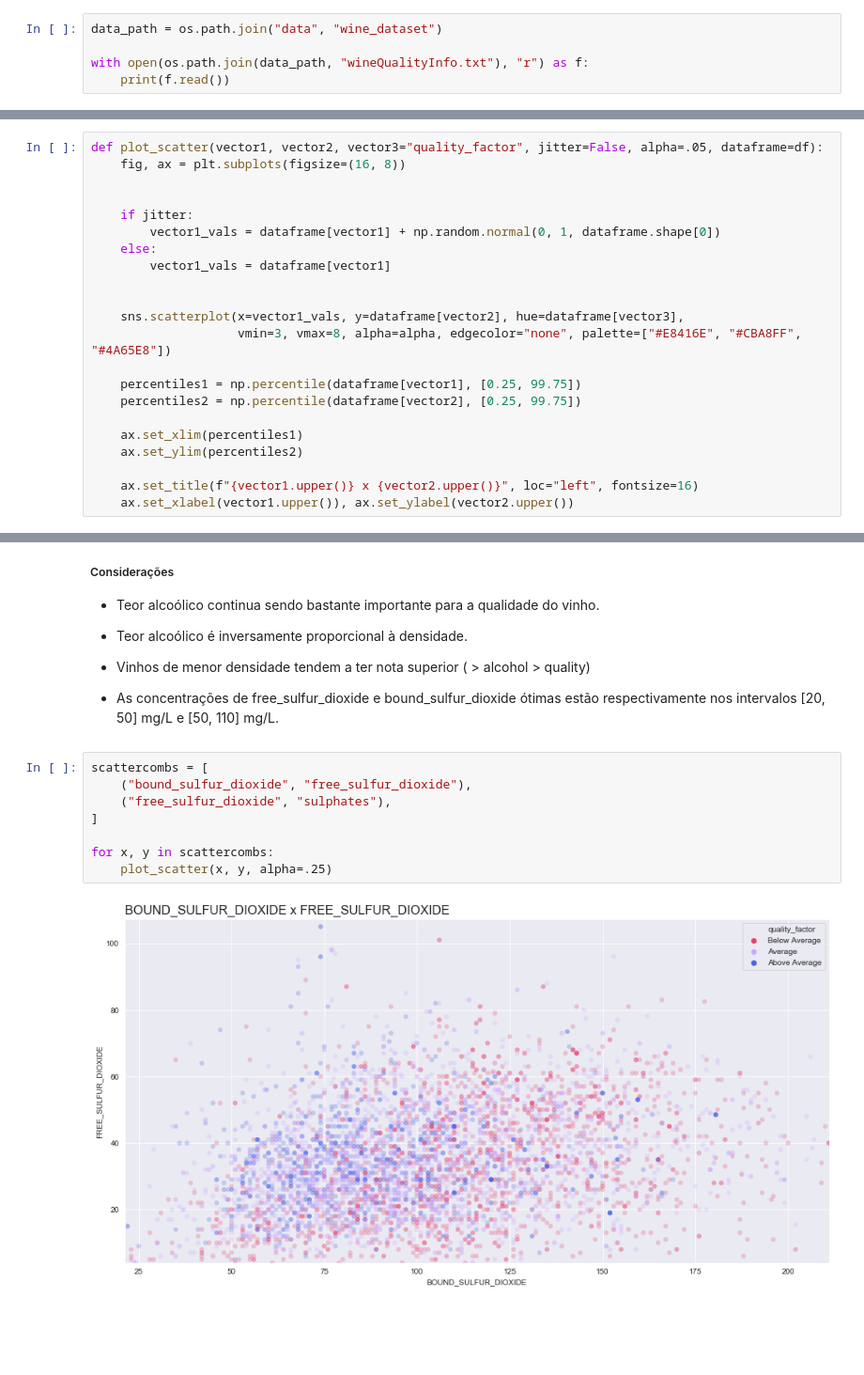
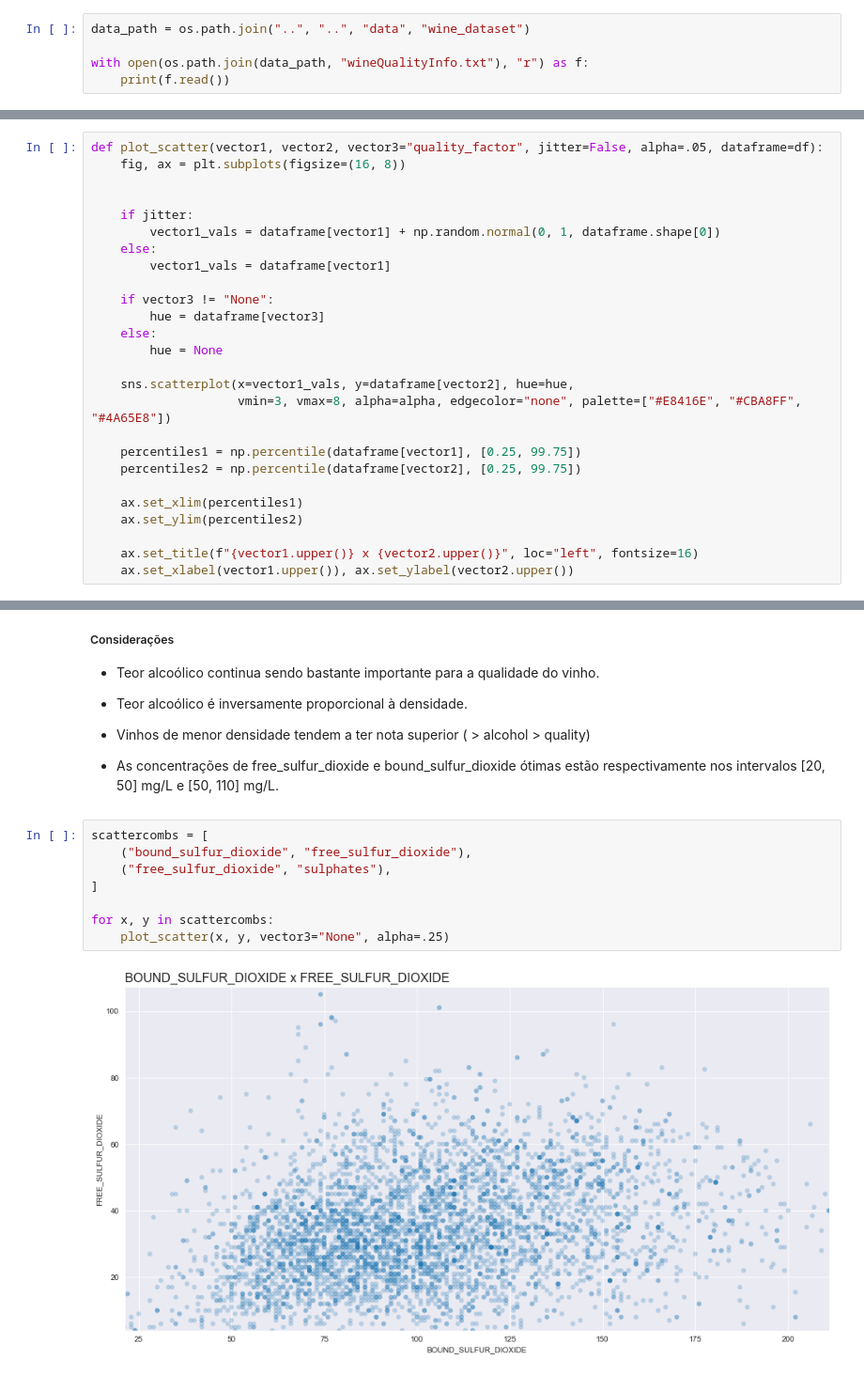
Before and after one commit to hoadcoder/SundayLearning, a Jupyter notebook: notebooks/analysis/an04_wine_analysis.ipynb, the cells around one changed output, grey strips where cells are left out. Shown at 94% size. Saved outputs shown, nothing was run; the diff lists cells and outputs as text; blank space fills up the shorter version.

```diff
--- a/notebooks/analysis/an04_wine_analysis.ipynb
+++ b/notebooks/analysis/an04_wine_analysis.ipynb
@@ -7,7 +7,7 @@ import seaborn as sns
 
 sns.set_style("darkgrid")
 # %%
-data_path = os.path.join("data", "wine_dataset")
+data_path = os.path.join("..", "..", "data", "wine_dataset")
 
 with open(os.path.join(data_path, "wineQualityInfo.txt"), "r") as f:
     print(f.read())
@@ -275,8 +273,12 @@ def plot_scatter(vector1, vector2, vector3="quality_factor", jitter=False, alpha
     else:
         vector1_vals = dataframe[vector1]
 
+    if vector3 != "None":
+        hue = dataframe[vector3]
+    else:
+        hue = None
 
-    sns.scatterplot(x=vector1_vals, y=dataframe[vector2], hue=dataframe[vector3],
+    sns.scatterplot(x=vector1_vals, y=dataframe[vector2], hue=hue,
                     vmin=3, vmax=8, alpha=alpha, edgecolor="none", palette=["#E8416E", "#CBA8FF", "#4A65E8"])
 
     percentiles1 = np.percentile(dataframe[vector1], [0.25, 99.75])
@@ -316,10 +318,10 @@ for x, y in scattercombs:
 # %%
 scattercombs = [
     ("bound_sulfur_dioxide", "free_sulfur_dioxide"),
     ("free_sulfur_dioxide", "sulphates"),
 ]
 
 for x, y in scattercombs:
-    plot_scatter(x, y, alpha=.25)
+    plot_scatter(x, y, vector3="None", alpha=.25)
 # %% [output]
-[figure, old version]
+[figure, new version]
```
Also changed, not shown: parts of 7 cells of this notebook, 1 other file.
